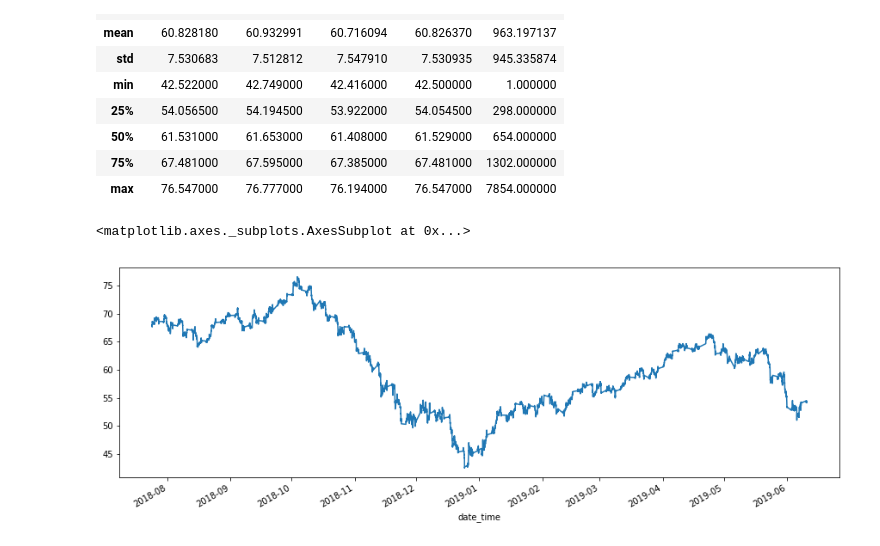
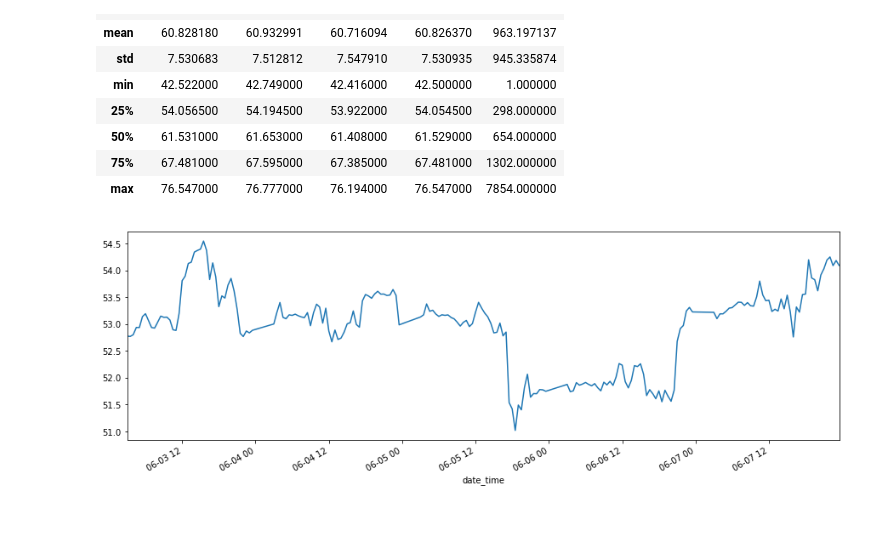
Before and after one commit to flowtide/dataframe_meets_financial_data, a Jupyter notebook: notebooks/MT4_tick_data_charting.ipynb, the cells around one changed output. Saved outputs shown, nothing was run; the diff lists cells and outputs as text; code cells hidden in the pictures; blank space fills up the shorter version.

```diff
--- a/notebooks/MT4_tick_data_charting.ipynb
+++ b/notebooks/MT4_tick_data_charting.ipynb
@@ -8,8 +8,8 @@ plt.rcParams['figure.figsize']=[15,5]
 "Date, Time, Open, High, Low, Close, Volume" 순서로 되어있는 USOUSD MetaTrader 4 Export 데이터를 로드한다.
 데이터 내용 예> 2018.07.24,13:30,68.046,68.105,67.900,67.930,591
 # %%
-csv_data_uri = 'https://raw.githubusercontent.com/flowtide/dataframe_meets_financial_data/master/raw/forex/USOUSD30-18_19.csv'
-df = pd.read_csv(data_uri, delimiter=',', names = ['date', 'time', 'open', 'high', 'low', 'close', 'volume'])
+csv_data_uri = 'https://raw.githubusercontent.com/flowtide/dataframe_meets_financial_data/master/raw/forex/USOUSD30-1906.csv'
+df = pd.read_csv(csv_data_uri, delimiter=',', names = ['date', 'time', 'open', 'high', 'low', 'close', 'volume'])
 print(df.head())
 # %% [output]
          date   time    open    high     low   close  volume
@@ -56,7 +56,6 @@ df.describe()
 | max | 76.547000 | 76.777000 | 76.194000 | 76.547000 | 7854.000000 |
 # %%
 # 종가 그래프 그림
-df['close'].plot()
+_ = df['close'].plot()
 # %% [output]
-<matplotlib.axes._subplots.AxesSubplot at 0x...>
-[figure, old version]
+[figure, new version]
```
Also changed, not shown: parts of 2 cells of this notebook.
